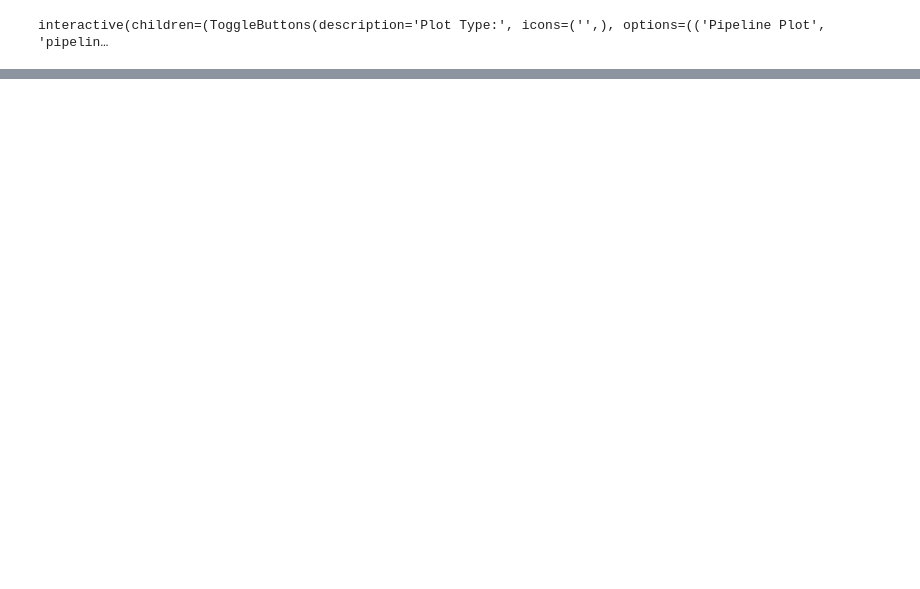
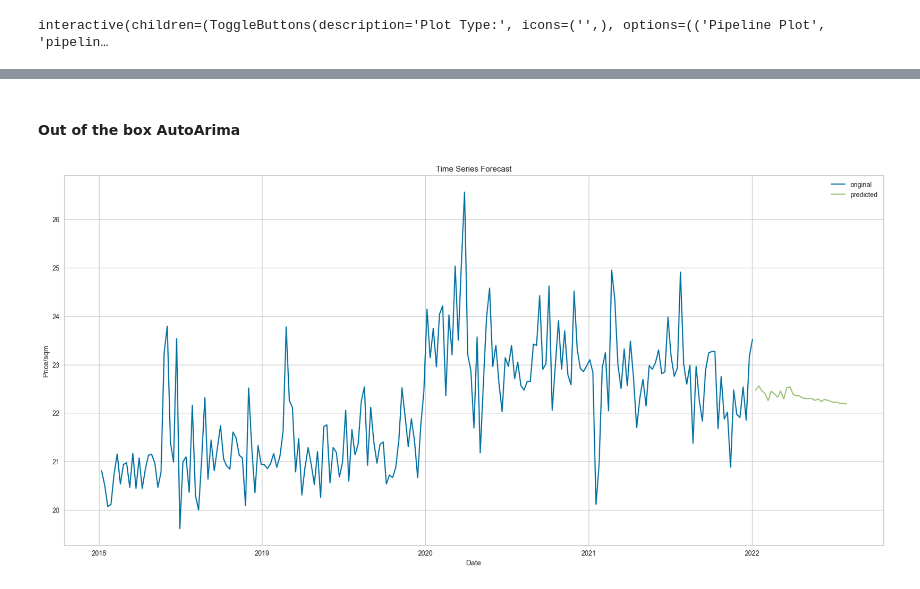
Before and after one commit to andreicap/housing-ml, a Jupyter notebook: price_forecast.ipynb, the cells around one changed output, grey strips where cells are left out. Saved outputs shown, nothing was run; the diff lists cells and outputs as text; code cells hidden in the pictures; blank space fills up the shorter version.

```diff
--- a/price_forecast.ipynb
+++ b/price_forecast.ipynb
@@ -546,0 +468,34 @@ s.plot_model(plot="diagnostics")
+# %% [markdown]
+#### Out of the box AutoArima
+# %%
+import pmdarima as pm
+
+model = pm.auto_arima(
+    ts_data.price_sqm,
+    m=12,
+    seasonal=True,
+    start_p=0,
+    start_q=0,
+    max_order=10,
+    test="adf",
+    error_action="ignore",
+    suppress_warnings=True,
+    stepwise=False,
+    trace=False,
+)
+model.fit(ts_data.price_sqm)
+forecast = model.predict(n_periods=30, return_conf_int=True)
+forecast_df = pd.DataFrame(forecast[0], columns=["price_sqm"])
+# %%
+import matplotlib.pyplot as plt  # visualization library
+
+plt.figure(figsize=(22, 10))
+plt.plot(ts_data.price_sqm, label="original")
+plt.plot(forecast_df["price_sqm"], label="predicted")
+plt.title("Time Series Forecast")
+plt.xlabel("Date")
+plt.ylabel("Price/sqm")
+plt.legend()
+plt.show()
+# %% [output]
+[figure, added]
```
Also changed, not shown: parts of 17 cells of this notebook, 2 other files.
